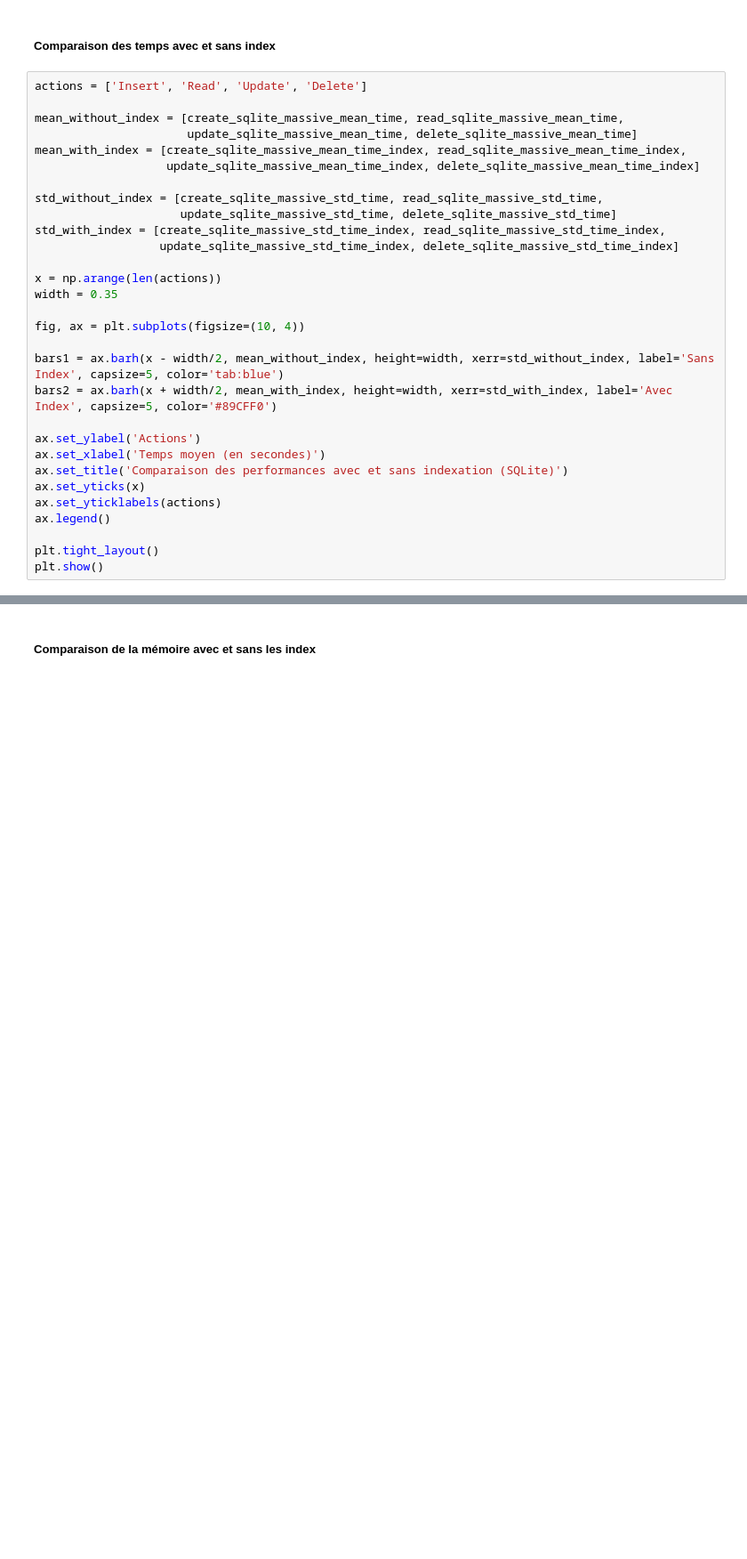
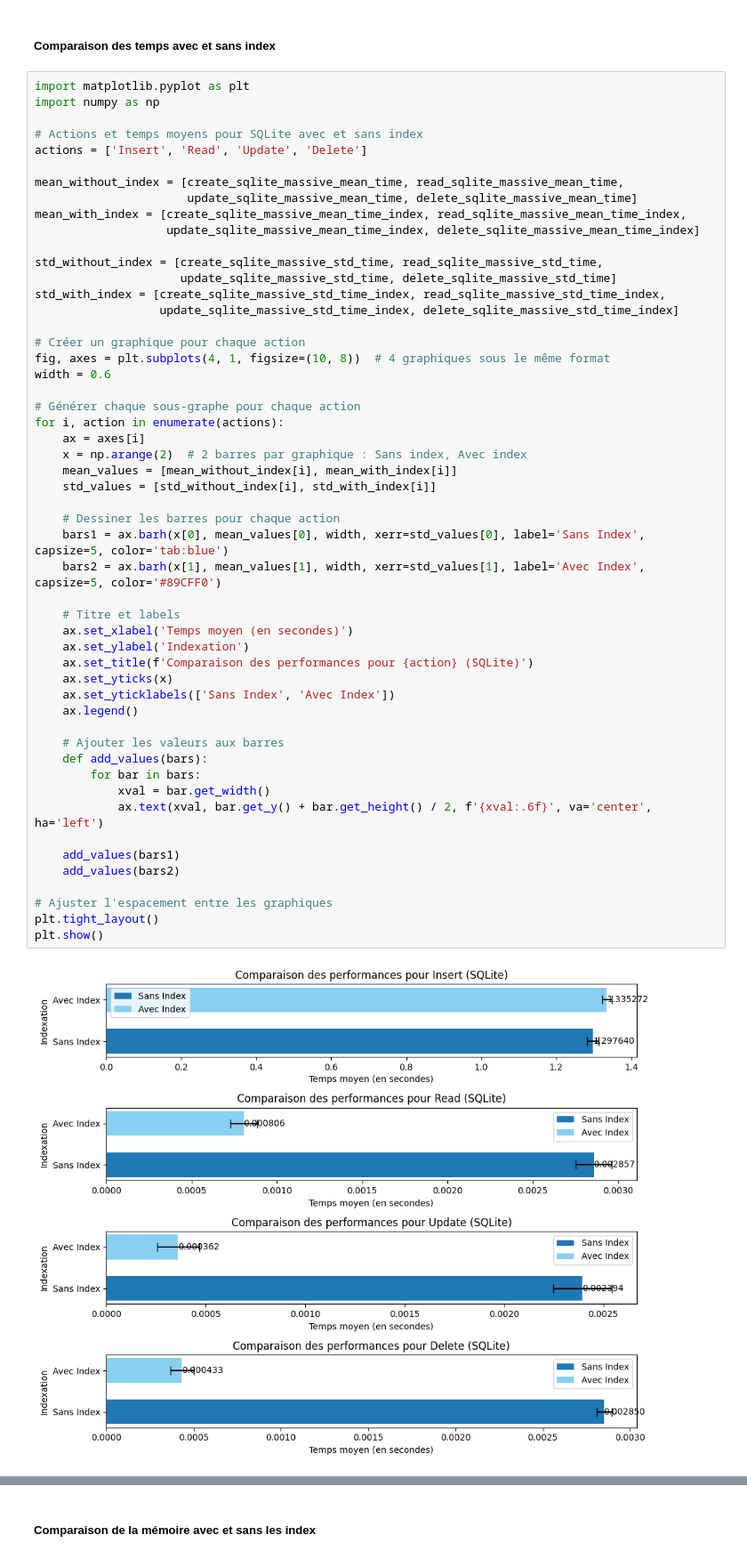
Before and after one commit to charlottekruzic/database-performance-comparison, a Jupyter notebook: notebook.ipynb, the cells around one changed output, grey strips where cells are left out. Shown at 89% size. Saved outputs shown, nothing was run; the diff lists cells and outputs as text; blank space fills up the shorter version.

```diff
--- a/notebook.ipynb
+++ b/notebook.ipynb
@@ -1856,35 +2210,59 @@ delete_cassandra_massive_mean_time_5_index, delete_cassandra_massive_std_time_5_
 # %% [markdown]
 ##### Comparaison des temps avec et sans index
 # %%
+import matplotlib.pyplot as plt
+import numpy as np
+
+# Actions et temps moyens pour SQLite avec et sans index
 actions = ['Insert', 'Read', 'Update', 'Delete']
 
 mean_without_index = [create_sqlite_massive_mean_time, read_sqlite_massive_mean_time,
                       update_sqlite_massive_mean_time, delete_sqlite_massive_mean_time]
 mean_with_index = [create_sqlite_massive_mean_time_index, read_sqlite_massive_mean_time_index,
                    update_sqlite_massive_mean_time_index, delete_sqlite_massive_mean_time_index]
 
 std_without_index = [create_sqlite_massive_std_time, read_sqlite_massive_std_time,
                      update_sqlite_massive_std_time, delete_sqlite_massive_std_time]
 std_with_index = [create_sqlite_massive_std_time_index, read_sqlite_massive_std_time_index,
                   update_sqlite_massive_std_time_index, delete_sqlite_massive_std_time_index]
 
-x = np.arange(len(actions))
-width = 0.35
+# Créer un graphique pour chaque action
+fig, axes = plt.subplots(4, 1, figsize=(10, 8))  # 4 graphiques sous le même format
+width = 0.6
 
-fig, ax = plt.subplots(figsize=(10, 4))
+# Générer chaque sous-graphe pour chaque action
+for i, action in enumerate(actions):
+    ax = axes[i]
+    x = np.arange(2)  # 2 barres par graphique : Sans index, Avec index
+    mean_values = [mean_without_index[i], mean_with_index[i]]
+    std_values = [std_without_index[i], std_with_index[i]]
 
-bars1 = ax.barh(x - width/2, mean_without_index, height=width, xerr=std_without_index, label='Sans Index', capsize=5, color='tab:blue')
-bars2 = ax.barh(x + width/2, mean_with_index, height=width, xerr=std_with_index, label='Avec Index', capsize=5, color='#89CFF0')
+    # Dessiner les barres pour chaque action
+    bars1 = ax.barh(x[0], mean_values[0], width, xerr=std_values[0], label='Sans Index', capsize=5, color='tab:blue')
+    bars2 = ax.barh(x[1], mean_values[1], width, xerr=std_values[1], label='Avec Index', capsize=5, color='#89CFF0')
 
-ax.set_ylabel('Actions')
-ax.set_xlabel('Temps moyen (en secondes)')
-ax.set_title('Comparaison des performances avec et sans indexation (SQLite)')
-ax.set_yticks(x)
-ax.set_yticklabels(actions)
-ax.legend()
+    # Titre et labels
+    ax.set_xlabel('Temps moyen (en secondes)')
+    ax.set_ylabel('Indexation')
+    ax.set_title(f'Comparaison des performances pour {action} (SQLite)')
+    ax.set_yticks(x)
+    ax.set_yticklabels(['Sans Index', 'Avec Index'])
+    ax.legend()
 
+    # Ajouter les valeurs aux barres
+    def add_values(bars):
+        for bar in bars:
+            xval = bar.get_width()
+            ax.text(xval, bar.get_y() + bar.get_height() / 2, f'{xval:.6f}', va='center', ha='left')
+
+    add_values(bars1)
+    add_values(bars2)
+
+# Ajuster l'espacement entre les graphiques
 plt.tight_layout()
 plt.show()
+# %% [output]
+[figure, added]
 # %%
 actions = ['Insert', 'Read', 'Update', 'Delete']
 
```
Also changed, not shown: parts of 49 cells of this notebook, 1 other file.
